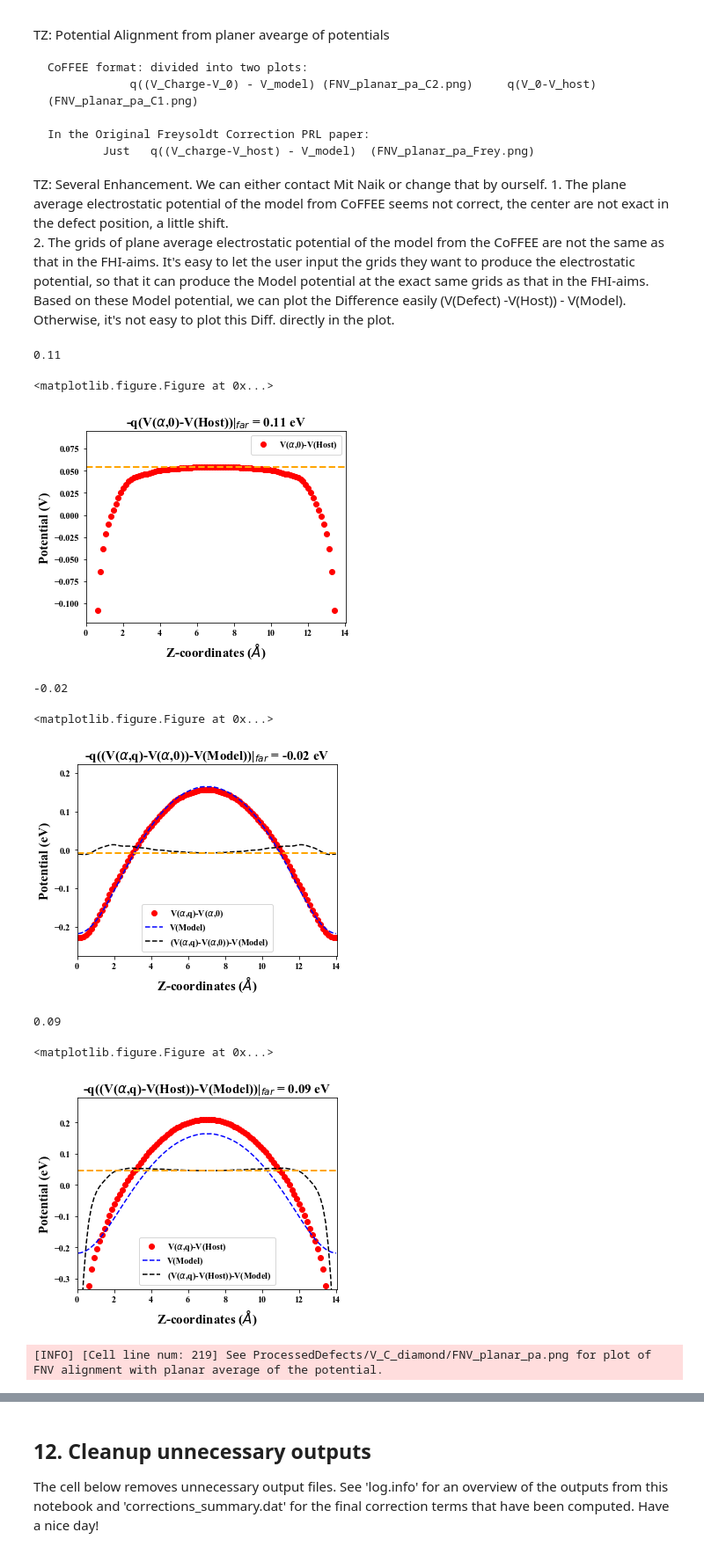
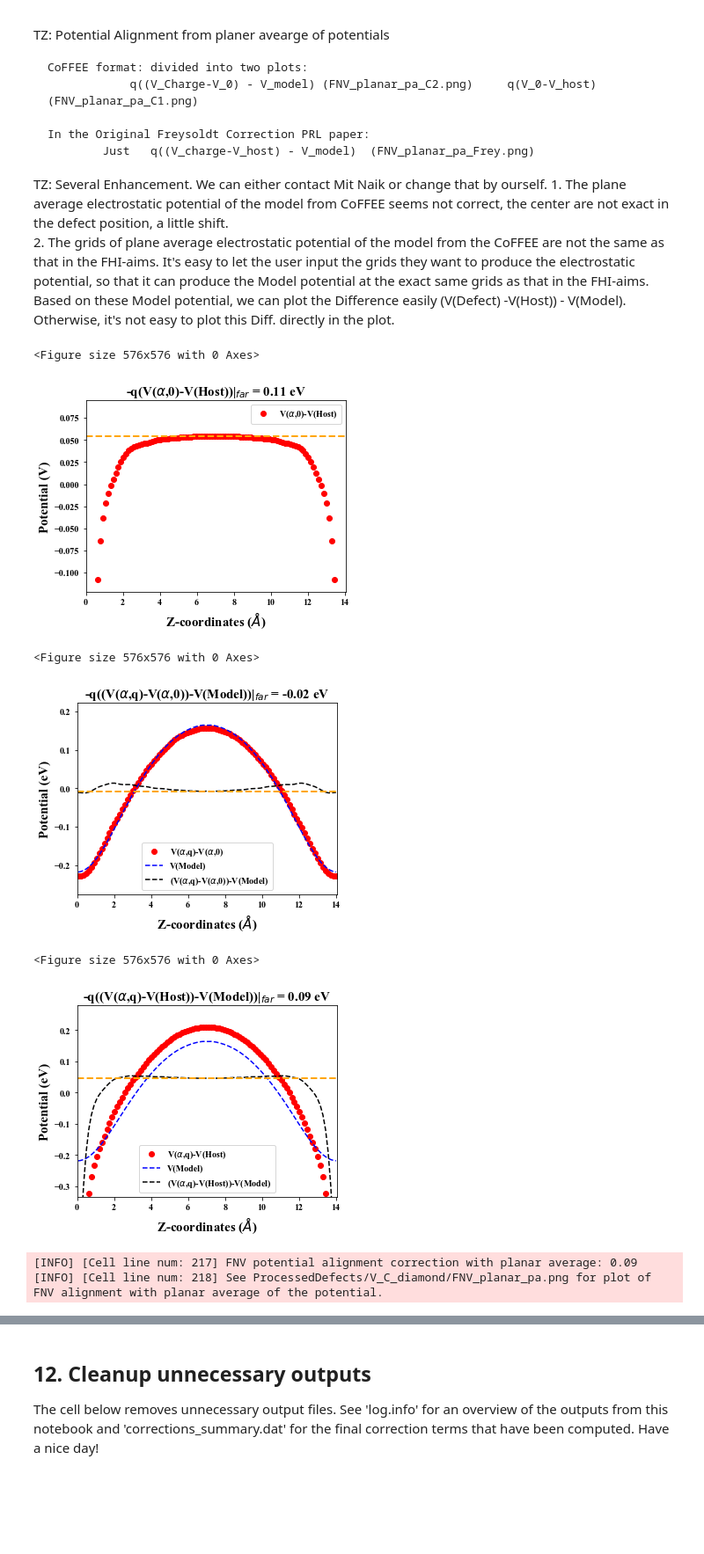
Before and after one commit to skw32/DefectCorrectionsNotebook, a Jupyter notebook: DefectCorrectionsNotebook.ipynb, the cells around one changed output, grey strips where cells are left out. Shown at 88% size. Cells and saved outputs as stored; diff of their text form; code cells hidden in the pictures; blank space fills up the shorter version.

```diff
--- a/DefectCorrectionsNotebook.ipynb
+++ b/DefectCorrectionsNotebook.ipynb
@@ -575,5 +580,8 @@ if FNV == True:
 # %%
-# sigma = computed_value_from_first_run
-sigma =2.614    # from CoFFEE diamond case, for benchmark only
-logger.info("Sigma used for Gaussian charge model = "+str(sigma))
+if (FNV == True):
+
+    # sigma = computed_value_from_first_run
+    sigma = 2.614    # from CoFFEE diamond case, for benchmark only
+
+    logger.info("Sigma used for Gaussian charge model overwritten with sigma = "+str(sigma))
 # %% [output]
@@ -827,6 +833,7 @@ if FNV == True and atom_centered_pa == True:
     value = defect_charge*value/number
     value = -1.0*value
     value = '%.2f' % value
+    pa_atom_FNV = value
     title = r'$-q \Delta $'+'='+str(value)
     y_min = min(Model[:,1])
     y_max = max(Model[:,1])
@@ -859,5 +866,6 @@ if FNV == True and atom_centered_pa == True:
     plt.ylabel('Potential (V)',fontsize=15,fontname = "Times New Roman")
     plt.savefig(FNV_atom_pa_file,dpi=600)
 
+    logger.info("FNV potential alignment correction with atom centres: "+str(pa_atom_FNV))
     logger.info("See "+str(FNV_atom_pa_file)+" for plot of FNV alignment with atom potentials.")
 # %% [output]
@@ -988,7 +995,7 @@ if FNV == True and planar_av_pa == True:
     idx_far = (np.abs(X-corr_pos)).argmin()
     value =  -1.0*charge*Y[idx_far]
     value = '%.2f' % value
-    print (value)
+#    print (value)
     title = r'-q(V($\alpha$,0)-V(Host))|$_{far}$'+' = '+str(value) + ' eV'
 
     #shift the defect position to the 0 in the potential alignment plot ,
@@ -1086,7 +1093,7 @@ if FNV == True and planar_av_pa == True:
     value_sample = Diff[idx_far]
     value =  -1.0*charge*Diff[idx_far]
     value = '%.2f' % value
-    print (value)
+ #   print (value)
     title = r'-q((V($\alpha$,q)-V($\alpha$,0))-V(Model))|$_{far}$'+' = '+str(value) + ' eV'
 
 
@@ -1139,44 +1146,41 @@ if FNV == True and planar_av_pa == True:
 
     idx_far = (np.abs(X1_shift-0.5*lattice_constant_z)).argmin()
     value =  -1.0*charge*Diff2[idx_far]
     value = '%.2f' % value
-    print (value)
+    pa_planAv_FNV = value
+ #   print (value)
     title = r'-q((V($\alpha$,q)-V(Host))-V(Model))|$_{far}$'+' = '+str(value) + ' eV'
 
 
 
     Y_min = min(Y_model)
     Y_max = max(Y_model)
     Ymin = Y_min - 0.3*(Y_max-Y_min)
     Ymax = Y_max + 0.3*(Y_max-Y_min)
 
     plt.title(title,fontsize=15,fontname = "Times New Roman")
 
     plt.xlim((0,lattice_constant_z))
     plt.ylim((Ymin,Ymax))
 
     plt.plot(X1_shift,Y2,'or',label=r'V($\alpha$,q)-V(Host)')
     plt.plot(X1_shift,Y_model_corr,'--b',label='V(Model)')
     plt.plot(X1_shift,Diff2,'--k',label=r'(V($\alpha$,q)-V(Host))-V(Model)')
     plt.axhline(y=Diff2[idx_far], xmin=0, xmax=lattice_constant_z,linestyle = '--', lw =2, color='orange')
     plt.legend()
     plt.xlabel(r'Z-coordinates ($\AA$)',fontsize=15,fontname = "Times New Roman")
     plt.ylabel('Potential (eV)',fontsize=15,fontname = "Times New Roman")
     plt.savefig(os.path.join(defect_outputs_dir,"FNV_planar_pa_Frey.png"),dpi=600)
     plt.show(block=False)
 
-
-
-
+    logger.info("FNV potential alignment correction with planar average: "+str(pa_planAv_FNV))
     logger.info("See "+str(FNV_planar_pa_file)+" for plot of FNV alignment with planar average of the potential.")
 # %% [output]
-0.11
+<Figure size 576x576 with 0 Axes>
+[figure]
-<matplotlib.figure.Figure at 0x...>
+<Figure size 576x576 with 0 Axes>
-[figure]
+[figure]
--0.02
+<Figure size 576x576 with 0 Axes>
+[figure]
-<matplotlib.figure.Figure at 0x...>
+[INFO] [Cell line num: 217] FNV potential alignment correction with planar average: 0.09
+[INFO] [Cell line num: 218] See ProcessedDefects/V_C_diamond/FNV_planar_pa.png for plot of FNV alignment with planar average of the potential.
-[figure]
-0.09
-<matplotlib.figure.Figure at 0x...>
-[figure]
-[INFO] [Cell line num: 219] See ProcessedDefects/V_C_diamond/FNV_planar_pa.png for plot of FNV alignment with planar average of the potential.
```
Also changed, not shown: parts of 20 cells of this notebook, 2 other files.
